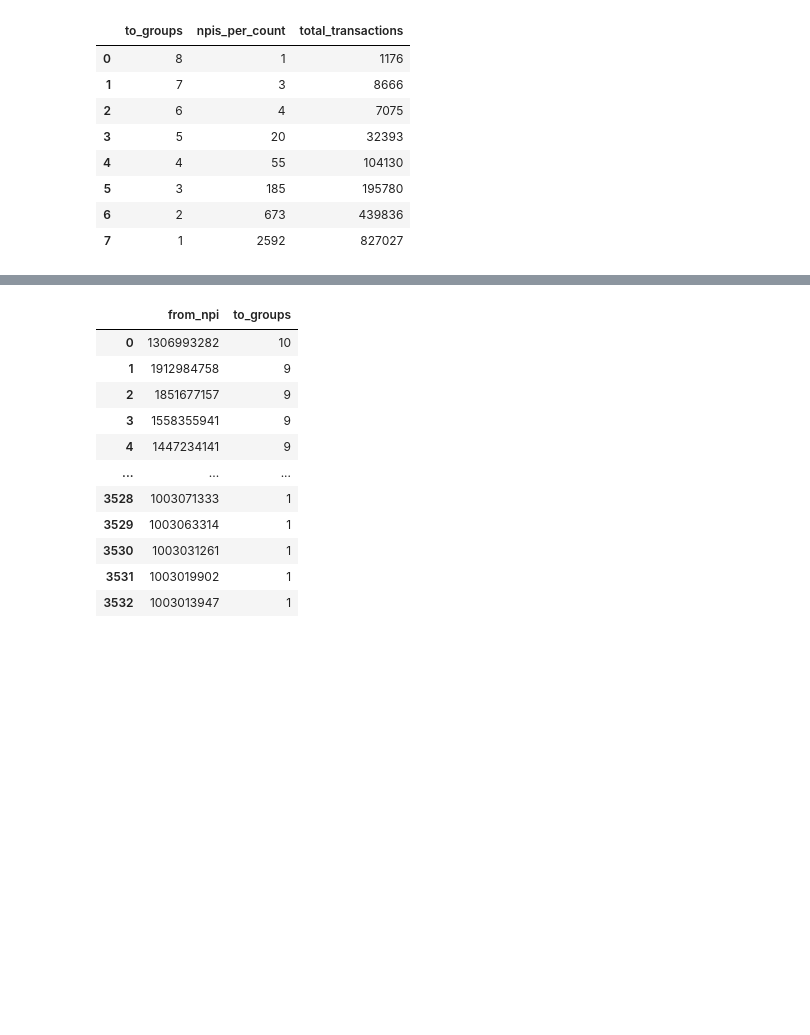
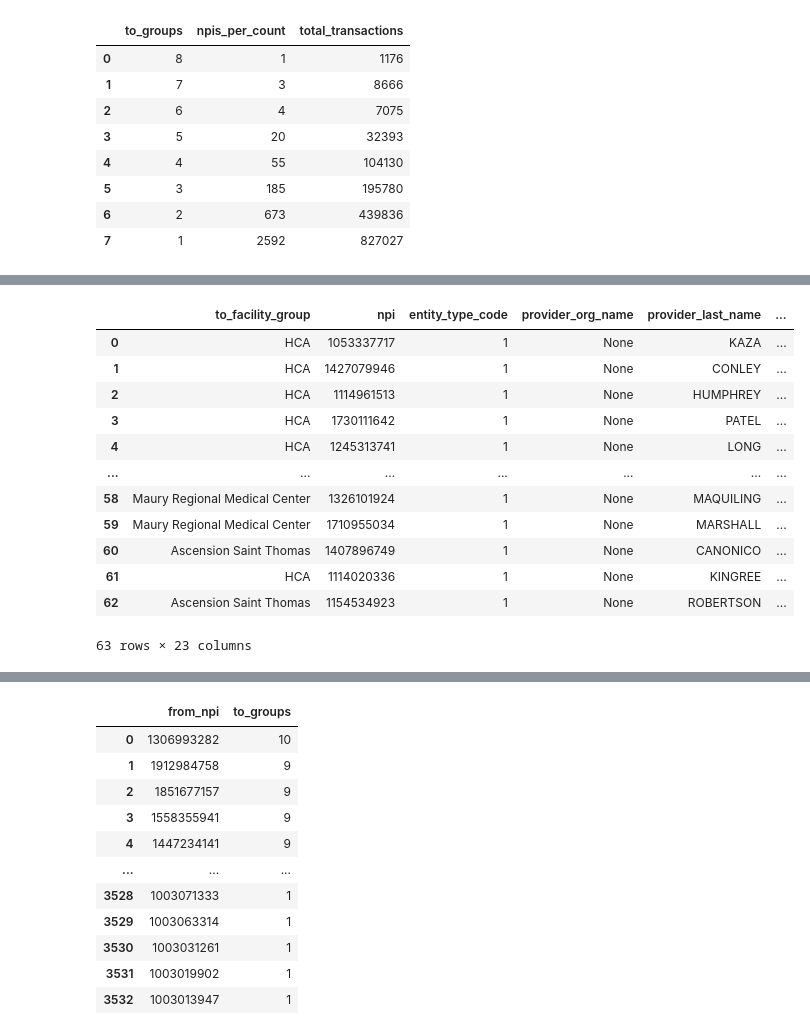
Before and after one commit to nss-data-science-cohort-4/hcbb_hop_team-3m, a Jupyter notebook: notebooks/hcbb_parker04_final_exploration.ipynb, the cells around one changed output, grey strips where cells are left out. Drawn from its saved outputs; the diff is of its cells as text; code cells hidden in the pictures; blank space fills up the shorter version.

```diff
--- a/notebooks/hcbb_parker04_final_exploration.ipynb
+++ b/notebooks/hcbb_parker04_final_exploration.ipynb
@@ -202,0 +336,40 @@ display(test_df)
+# %%
+# Find hospital groups with the largest number of single group, non-Vanderbilt NPIs
+# Remove Radiology
+with sqlite3.connect('../data/hcbb.sqlite') as db :
+    query = """
+        WITH CTE AS (
+            SELECT from_npi
+                , COUNT(DISTINCT to_facility_group) AS to_groups
+                , SUM(transaction_count) AS npi_transactions
+                , to_facility_group
+            FROM referrals
+            WHERE to_facility_group <> 'Vanderbilt University Medical Center'
+            AND from_npi_specialty <> 'Radiology'
+            GROUP BY from_npi
+            HAVING to_groups = 1 AND npi_transactions >= 1000
+        )
+        SELECT CTE.to_facility_group, n.*, CTE.npi_transactions
+        FROM CTE
+        INNER JOIN npidata_nashville AS n
+            ON CTE.from_npi = n.npi
+        ORDER BY CTE.npi_transactions DESC
+        """
+
+    test_df = pd.read_sql(query, db)
+
+display(test_df)
+# %% [output]
+|  | to_facility_group | npi | entity_type_code | provider_org_name | provider_last_name | ... |
+| 0 | HCA | 1053337717 | 1 | None | KAZA | ... |
+| 1 | HCA | 1427079946 | 1 | None | CONLEY | ... |
+| 2 | HCA | 1114961513 | 1 | None | HUMPHREY | ... |
+| 3 | HCA | 1730111642 | 1 | None | PATEL | ... |
+| 4 | HCA | 1245313741 | 1 | None | LONG | ... |
+| ... | ... | ... | ... | ... | ... | ... |
+| 58 | Maury Regional Medical Center | 1326101924 | 1 | None | MAQUILING | ... |
+| 59 | Maury Regional Medical Center | 1710955034 | 1 | None | MARSHALL | ... |
+| 60 | Ascension Saint Thomas | 1407896749 | 1 | None | CANONICO | ... |
+| 61 | HCA | 1114020336 | 1 | None | KINGREE | ... |
+| 62 | Ascension Saint Thomas | 1154534923 | 1 | None | ROBERTSON | ... |
+63 rows × 23 columns
```
Also changed, not shown: parts of 14 cells of this notebook.
